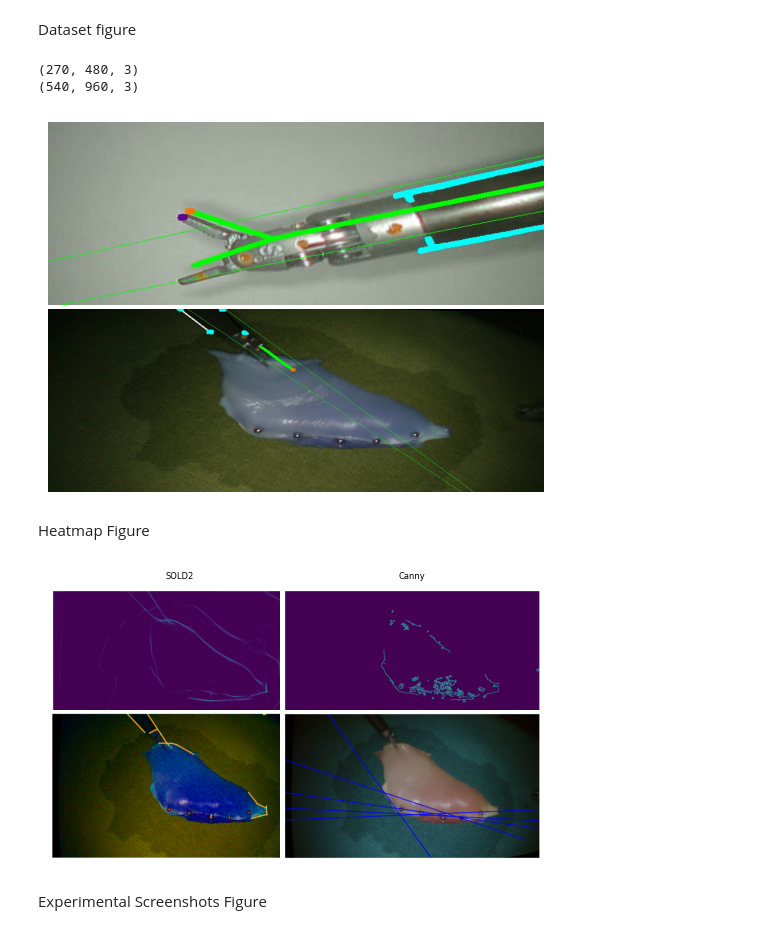
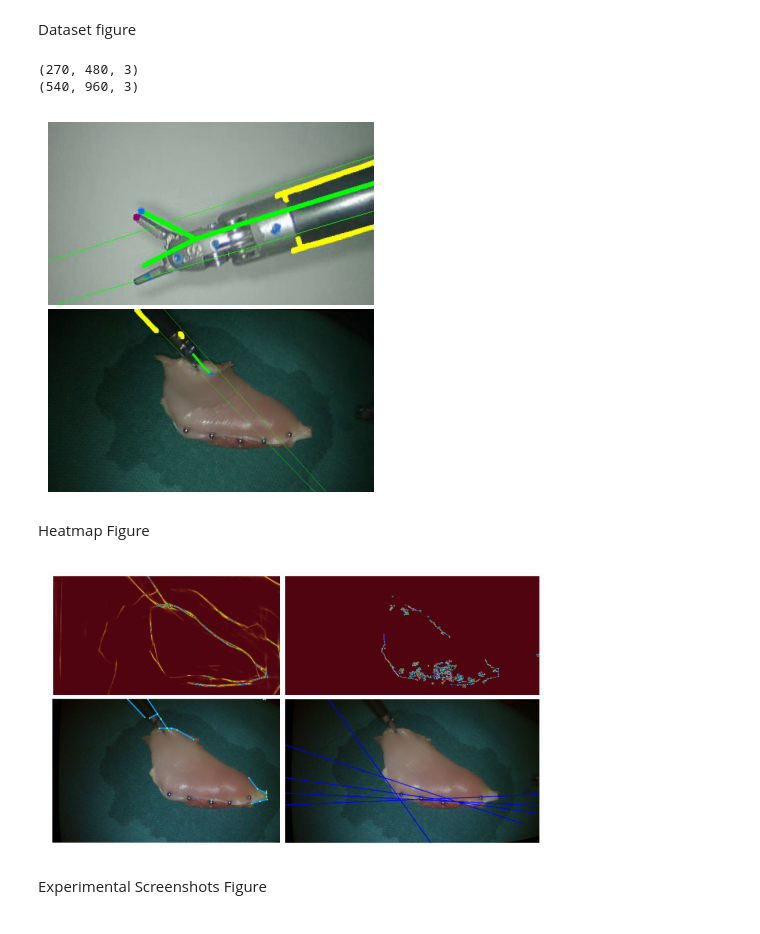
Before and after one commit to ucsdarclab/surgical_tool_tracking, a Jupyter notebook: kornia_dev/ICRA24.ipynb, the cells around one changed output. Saved outputs shown, nothing was run; the diff lists cells and outputs as text; code cells hidden in the pictures.

```diff
--- a/kornia_dev/ICRA24.ipynb
+++ b/kornia_dev/ICRA24.ipynb
@@ -3,37 +3,38 @@ Dataset figure
 # %%
 import pandas as pd
 import numpy as np
 import matplotlib.pyplot as plt
 from matplotlib.gridspec import GridSpec
+import cv2
 
-
-d1 = plt.imread('jrn_li.png')
-d2 = plt.imread('dtd_endpi.png')
+d1 = cv2.imread('jrn_li.png')
+#d2 = cv2.imread('dtd_endpi.png')
+d2 = cv2.imread('dtd_li.png')
 
 print(d1.shape)
 print(d2.shape)
 
 d1_cropped = d1[100:300, 115:400, :]
 d2_cropped = d2[0:275, 225:510, :]
 
 fig, ax = plt.subplots(nrows=2, ncols=1)
 
 #ax[0].imshow(d1_cropped, aspect = 'auto')
 #ax[0].axis('off')
 #ax[1].imshow(d2_cropped, aspect = 'auto')
 #ax[1].axis('off')
 
-ax[0].imshow(d1, aspect = 'auto')
+ax[0].imshow(d1)
 ax[0].axis('off')
-ax[1].imshow(d2, aspect = 'auto')
+ax[1].imshow(d2)
 ax[1].axis('off')
 
 plt.subplots_adjust(hspace = 0.02)
 plt.savefig('dataset_images.pdf', bbox_inches = 'tight')
 # %% [output]
 (270, 480, 3)
 (540, 960, 3)
-[figure, old version]
+[figure, new version]
 # %% [markdown]
 Heatmap Figure
 # %%
@@ -43,11 +44,16 @@ import matplotlib.pyplot as plt
 from matplotlib.gridspec import GridSpec
 
 
-img1 = plt.imread('dtd_sold2lineheatmap.png')
-img2 = plt.imread('dtd_sold2linedetection.png')
+img1 = cv2.imread('dtd_sold2lineheatmap.png')
+img1 *= 4
+#img1 = cv2.cvtColor(img1, cv2.COLOR_GRAY2RGB)
+img2 = cv2.imread('dtd_sold2linedetection.png')
 
-img3 = plt.imread('dtd_cannyedgedetection.png')
-img4 = plt.imread('dtd_cannyedgelines.png')
+
+img3 = cv2.imread('dtd_cannyedgedetection.png')
+img3 *= 4
+img4 = cv2.imread('dtd_cannyedgelines.png')
+img4 = cv2.cvtColor(img4, cv2.COLOR_BGR2RGB)
 
 
 fig, ax = plt.subplots(nrows=2, ncols=2)
@@ -59,10 +65,10 @@ fig, ax = plt.subplots(nrows=2, ncols=2)
 
 ax[0, 0].imshow(img1)
 ax[0, 0].axis('off')
-ax[0, 0].set_title('SOLD2', fontsize = 6)
+#ax[0, 0].set_title('SOLD2', fontsize = 6)
 ax[0, 1].imshow(img3)
 ax[0, 1].axis('off')
-ax[0, 1].set_title('Canny', fontsize = 6)
+#ax[0, 1].set_title('Canny', fontsize = 6)
 ax[1, 0].imshow(img2)
 ax[1, 0].axis('off')
 ax[1, 1].imshow(img4)
@@ -71,7 +77,7 @@ ax[1, 1].axis('off')
 plt.subplots_adjust(hspace = -0.5, wspace = -0.12)
 plt.savefig('shaft_detection.pdf', bbox_inches = 'tight')
 # %% [output]
-[figure, old version]
+[figure, new version]
 # %% [markdown]
 Experimental Screenshots Figure
 # %%
```
Also changed, not shown: parts of 4 cells of this notebook, 3 other files.
